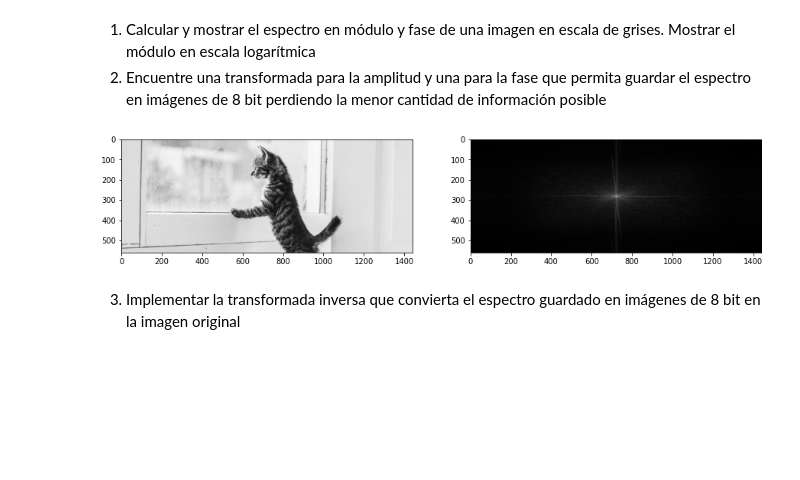
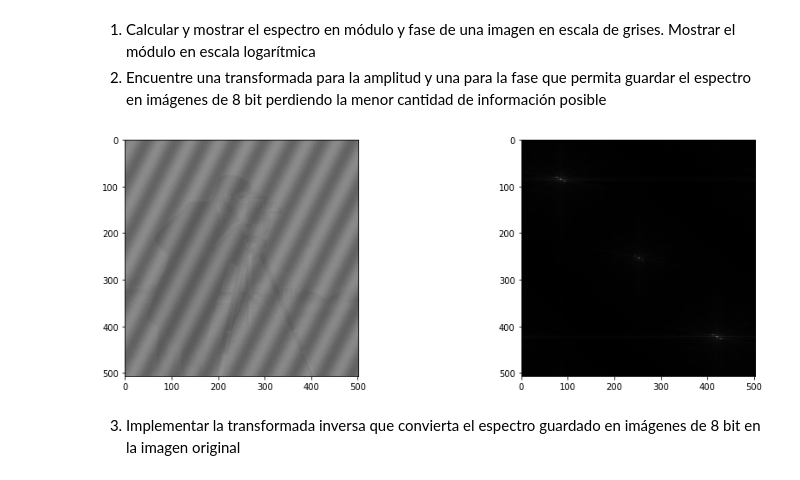
Before and after one commit to maxilexow/PDI-2022, a Jupyter notebook: Lexow_Tp4.ipynb, the cells around one changed output. Drawn from its saved outputs; the diff is of its cells as text; code cells hidden in the pictures; blank space fills up the shorter version.

```diff
--- a/Lexow_Tp4.ipynb
+++ b/Lexow_Tp4.ipynb
@@ -30,10 +30,10 @@ def rmse(img1, img2):
     return np.sqrt(np.mean((img1-img2)**2))
 # %%
 # USAR ESTO PARA LEER IMAGENES DE LA CARPETA DE DRIVE
-#img_rgb = imageio.imread(f"{images_dir}/camarografo.png")/255
+img_rgb = imageio.imread(f"{images_dir}/camarografo.png")/255
 
 # USAR ESTO PARA LEER IMAGENES DE LA WEB
-img_rgb = imageio.imread("https://www.purina.es/sites/default/files/2021-12/6_El_comportamiento_de_los_gatitos%20%282%29_0.jpg")/255
+#img_rgb = imageio.imread("https://www.purina.es/sites/default/files/2021-12/6_El_comportamiento_de_los_gatitos%20%282%29_0.jpg")/255
 
 img = rgb2yiq(img_rgb)[:,:,0]
 
@@ -51,23 +51,25 @@ Transformada Discreta de Fourier
 # %%
 # fooplot
 # np.fft.fft2 help
 X = np.fft.fftshift(np.fft.fft2(img))   # Hago la transformada de fourier 2d y la centro (eso lo hace fftshift)
 
 # Defino filas N y columnas M
 N, M = img.shape
 
 # Tomo el logaritmo natural del array X:
-Xm = 20*np.log(50 + np.abs(X))
+#Xm = 20 * np.log(10 + 1000 * np.abs(X))
+
+Xm = np.abs(X)**(1/2)
 
 Xm = Xm/Xm.max()  # Normalizo Xm
 Xp = np.angle(X)
 
 fig, axes = plt.subplots(1, 2, figsize=(15,5))
 axes[0].imshow(img,'gray')
 axes[1].imshow(Xm, 'gray')
 plt.imsave(f"{images_dir}/espectro.png", Xm, cmap = 'gray')
 # %% [output]
-[figure, old version]
+[figure, new version]
 # %% [markdown]
 3. Implementar la transformada inversa que convierta el espectro guardado en imágenes de 8 bit en la imagen original
 # %%
```
Also changed, not shown: parts of 3 cells of this notebook.
